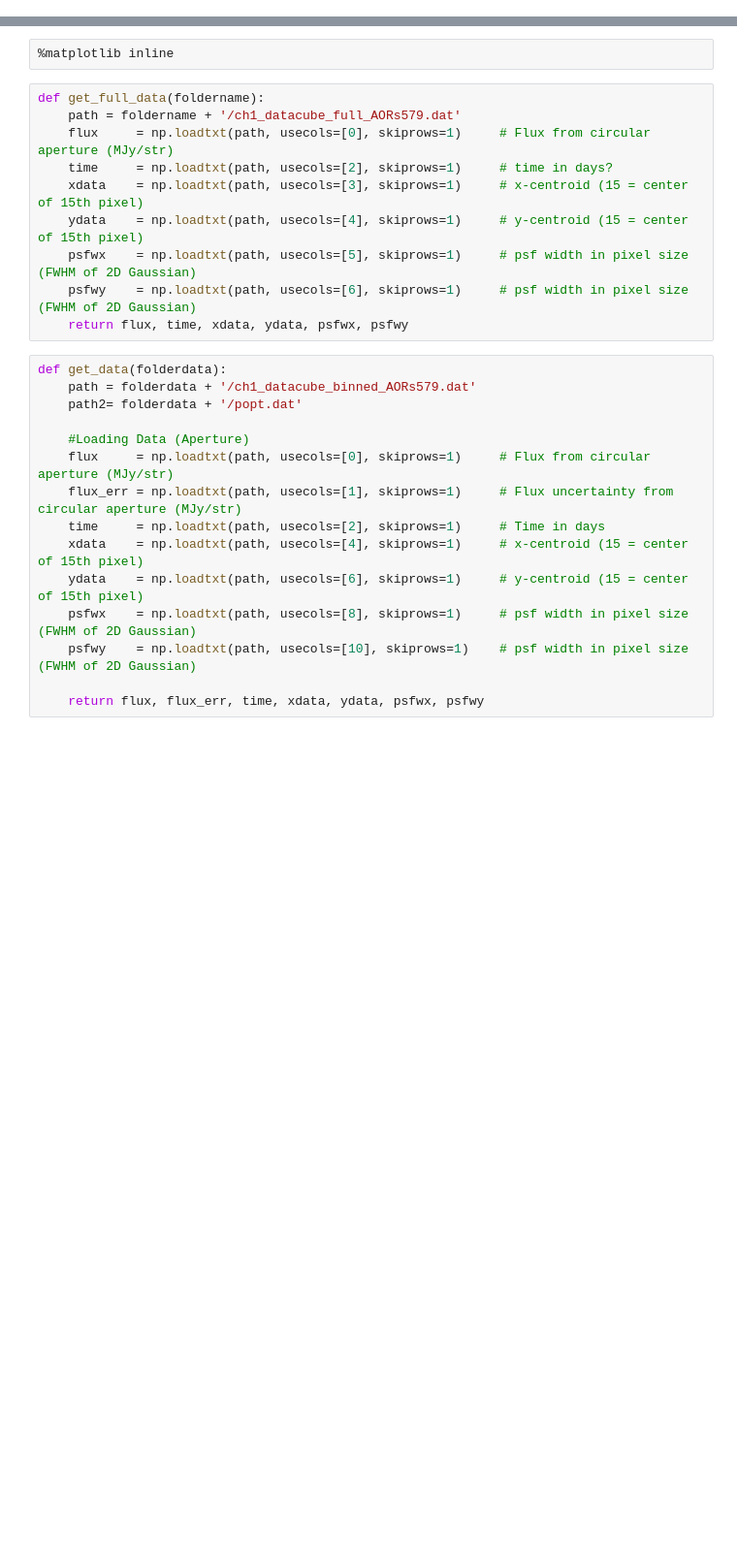
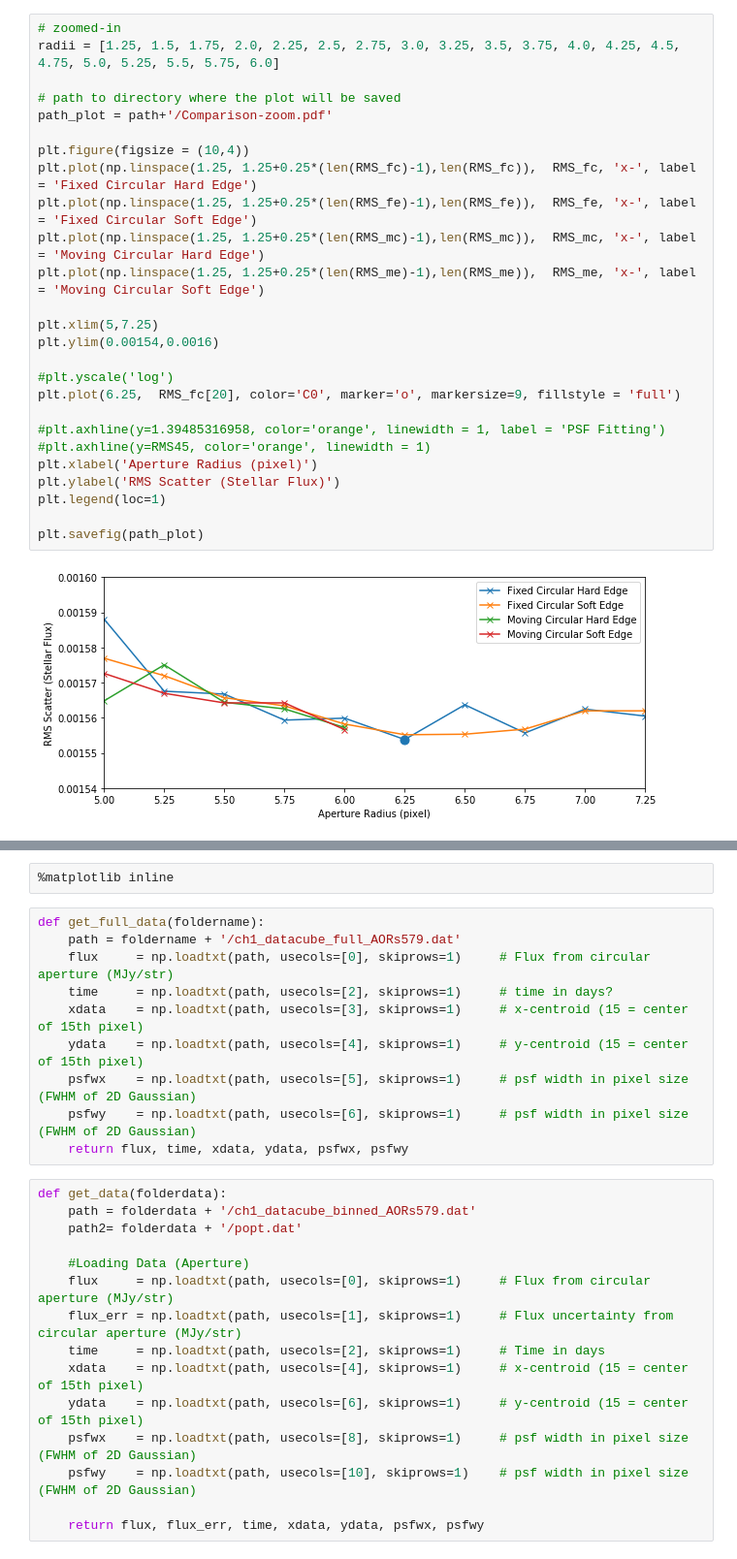
Before and after one commit to lisadang27/SPCA, a Jupyter notebook: notebooks/Comparing_Photometry.ipynb, the cells around one changed output, grey strips where cells are left out. Shown at 97% size. Saved outputs shown, nothing was run; the diff lists cells and outputs as text; blank space fills up the shorter version.

```diff
--- a/notebooks/Comparing_Photometry.ipynb
+++ b/notebooks/Comparing_Photometry.ipynb
@@ -229,3 +241,31 @@ plt.savefig(path_plot)
+# %%
+# zoomed-in
+radii = [1.25, 1.5, 1.75, 2.0, 2.25, 2.5, 2.75, 3.0, 3.25, 3.5, 3.75, 4.0, 4.25, 4.5, 4.75, 5.0, 5.25, 5.5, 5.75, 6.0]
+
+# path to directory where the plot will be saved
+path_plot = path+'/Comparison-zoom.pdf'
+
+plt.figure(figsize = (10,4))
+plt.plot(np.linspace(1.25, 1.25+0.25*(len(RMS_fc)-1),len(RMS_fc)),  RMS_fc, 'x-', label = 'Fixed Circular Hard Edge')
+plt.plot(np.linspace(1.25, 1.25+0.25*(len(RMS_fe)-1),len(RMS_fe)),  RMS_fe, 'x-', label = 'Fixed Circular Soft Edge')
+plt.plot(np.linspace(1.25, 1.25+0.25*(len(RMS_mc)-1),len(RMS_mc)),  RMS_mc, 'x-', label = 'Moving Circular Hard Edge')
+plt.plot(np.linspace(1.25, 1.25+0.25*(len(RMS_me)-1),len(RMS_me)),  RMS_me, 'x-', label = 'Moving Circular Soft Edge')
+
+plt.xlim(5,7.25)
+plt.ylim(0.00154,0.0016)
+
+#plt.yscale('log')
+plt.plot(6.25,  RMS_fc[20], color='C0', marker='o', markersize=9, fillstyle = 'full')
+
+#plt.axhline(y=1.39485316958, color='orange', linewidth = 1, label = 'PSF Fitting')
+#plt.axhline(y=RMS45, color='orange', linewidth = 1)
+plt.xlabel('Aperture Radius (pixel)')
+plt.ylabel('RMS Scatter (Stellar Flux)')
+plt.legend(loc=1)
+
+plt.savefig(path_plot)
+# %% [output]
+[figure, added]
 # %%
 # save data that makes up this plot
 
```
Also changed, not shown: parts of 11 cells of this notebook, 9 other files.
